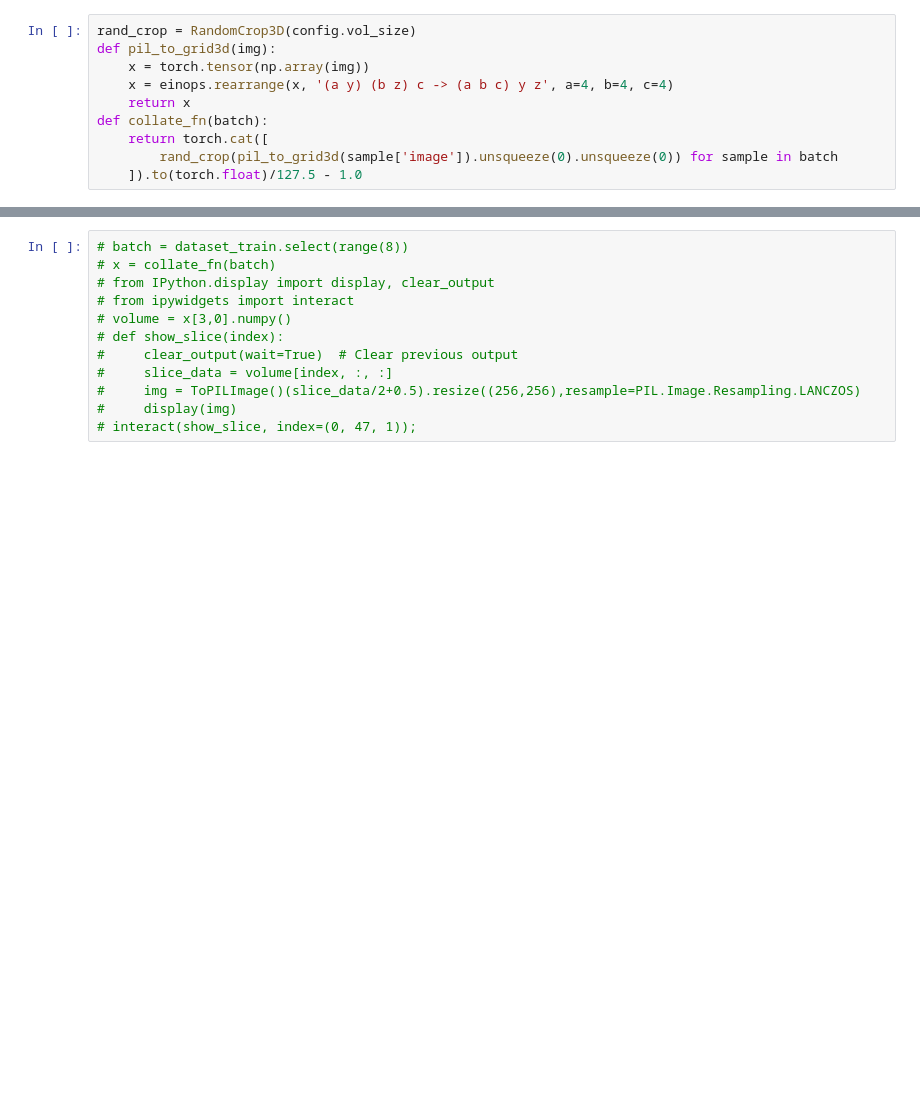
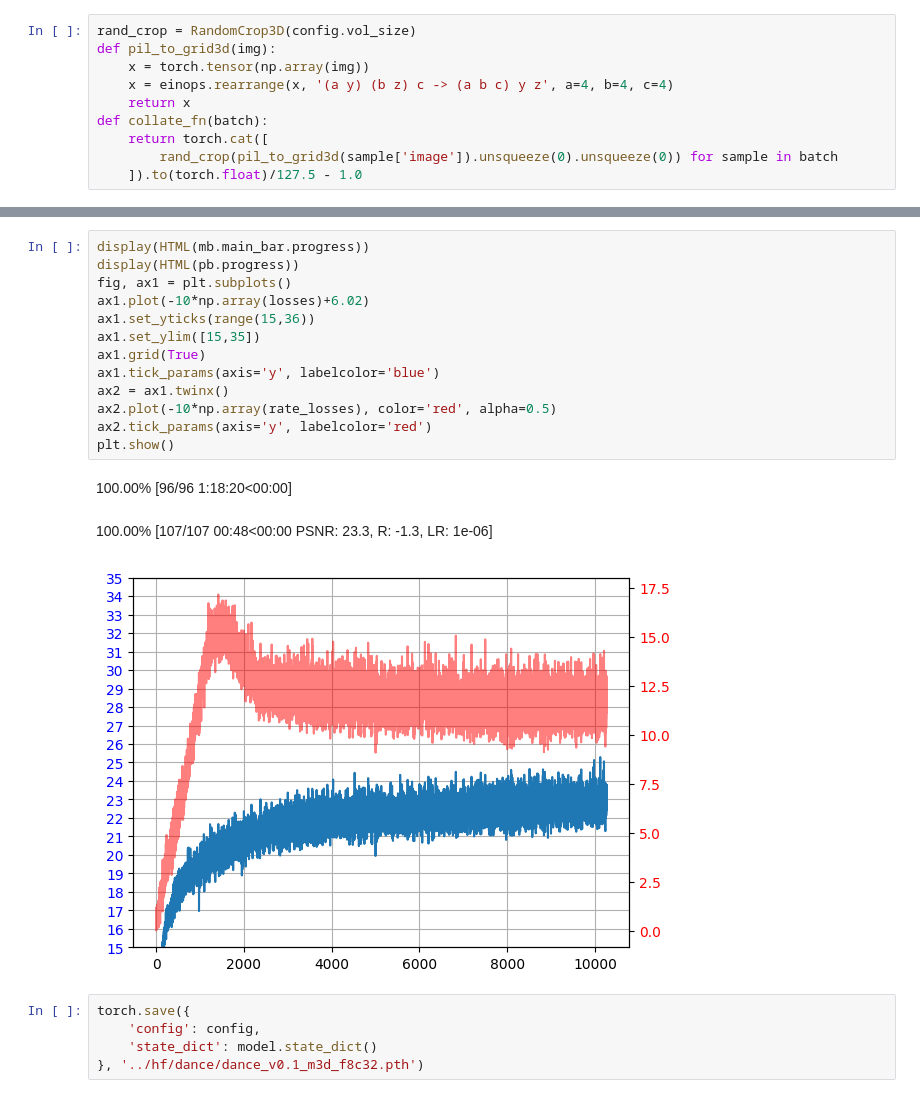
Before and after one commit to danjacobellis/autodance, a Jupyter notebook: dance_med3d.ipynb, the cells around one changed output, grey strips where cells are left out. Drawn from its saved outputs; the diff is of its cells as text; blank space fills up the shorter version.

Commit message:
display reconstruction

```diff
--- a/dance_med3d.ipynb
+++ b/dance_med3d.ipynb
@@ -109,12 +113,22 @@ for i_epoch in mb:
-# %%
-# batch = dataset_train.select(range(8))
-# x = collate_fn(batch)
-# from IPython.display import display, clear_output
-# from ipywidgets import interact
-# volume = x[3,0].numpy()
-# def show_slice(index):
-#     clear_output(wait=True)  # Clear previous output
-#     slice_data = volume[index, :, :]
-#     img = ToPILImage()(slice_data/2+0.5).resize((256,256),resample=PIL.Image.Resampling.LANCZOS)
-#     display(img)
-# interact(show_slice, index=(0, 47, 1));
+# %%
+display(HTML(mb.main_bar.progress))
+display(HTML(pb.progress))
+fig, ax1 = plt.subplots()
+ax1.plot(-10*np.array(losses)+6.02)
+ax1.set_yticks(range(15,36))
+ax1.set_ylim([15,35])
+ax1.grid(True)
+ax1.tick_params(axis='y', labelcolor='blue')
+ax2 = ax1.twinx()
+ax2.plot(-10*np.array(rate_losses), color='red', alpha=0.5)
+ax2.tick_params(axis='y', labelcolor='red')
+plt.show()
+# %% [output]
+100.00% [96/96 1:18:20<00:00]
+100.00% [107/107 00:48<00:00 PSNR: 23.3, R: -1.3, LR: 1e-06]
+[figure, added]
+# %%
+torch.save({
+    'config': config,
+    'state_dict': model.state_dict()
+}, '../hf/dance/dance_v0.1_m3d_f8c32.pth')
```
Also changed, not shown: parts of 3 cells of this notebook.
